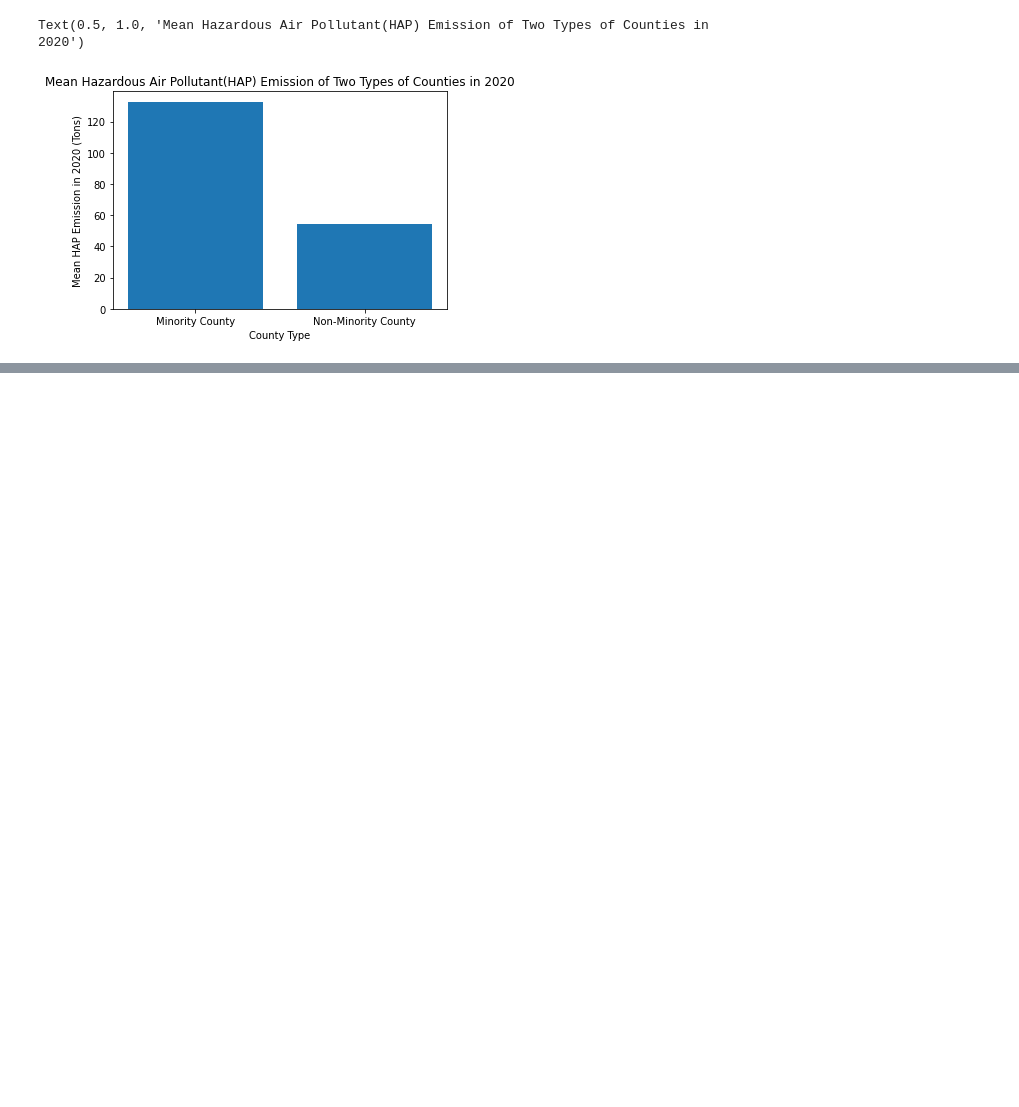
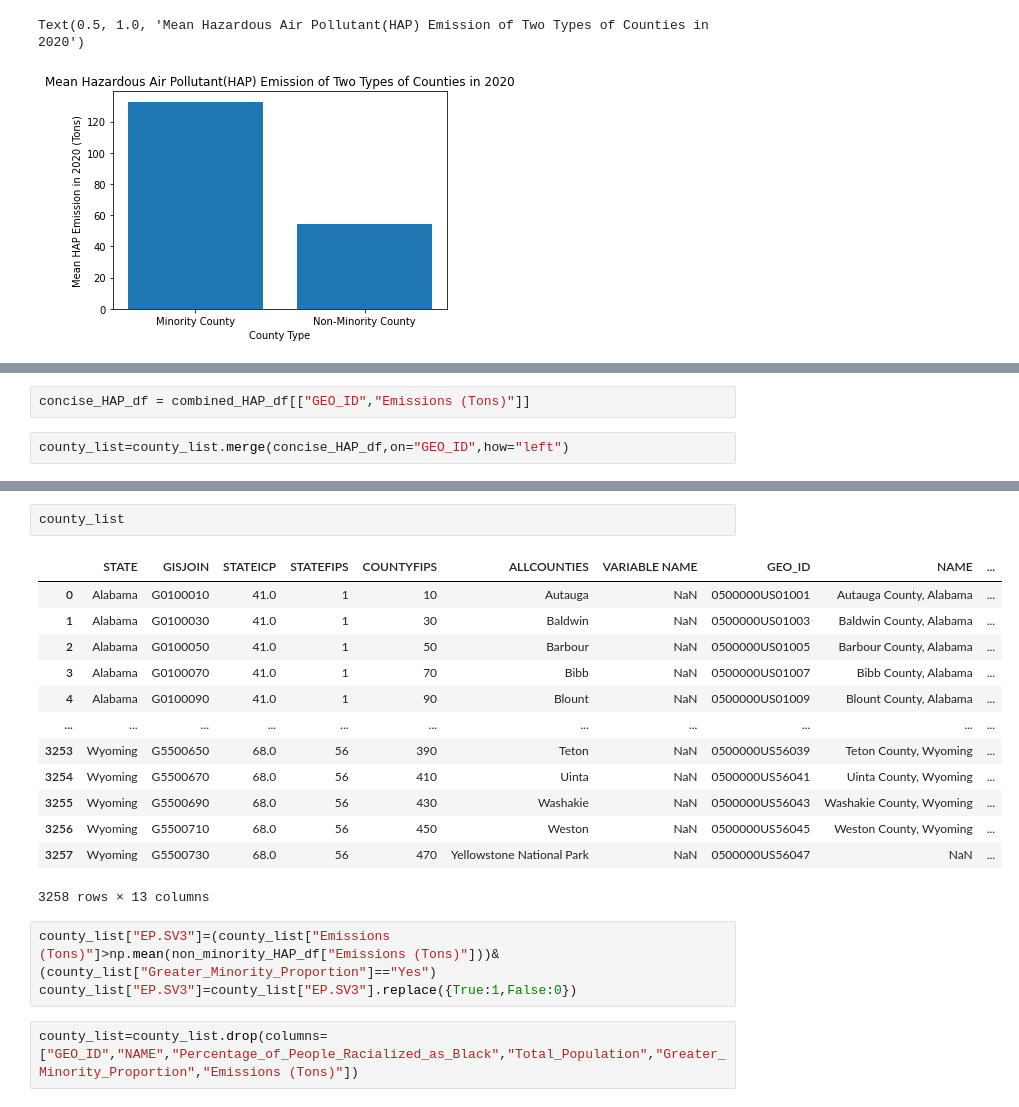
Before and after one commit to woomymichel/ENGI-E4800-Structural-Violence, a Jupyter notebook: Longyuan/project.ipynb, the cells around one changed output, grey strips where cells are left out. Drawn from its saved outputs; the diff is of its cells as text; blank space fills up the shorter version.

```diff
--- a/Longyuan/project.ipynb
+++ b/Longyuan/project.ipynb
@@ -344,0 +293,4 @@ Text(0, 0.5, 'Emissions (Tons) of HAP in 2020')
+# %%
+concise_HAP_df = combined_HAP_df[["GEO_ID","Emissions (Tons)"]]
+# %%
+county_list=county_list.merge(concise_HAP_df,on="GEO_ID",how="left")
@@ -344,0 +324,21 @@ Text(0, 0.5, 'Emissions (Tons) of HAP in 2020')
+# %%
+county_list
+# %% [output]
+|  | STATE | GISJOIN | STATEICP | STATEFIPS | COUNTYFIPS | ALLCOUNTIES | VARIABLE NAME | GEO_ID | NAME | ... |
+| 0 | Alabama | G0100010 | 41.0 | 1 | 10 | Autauga | NaN | 0500000US01001 | Autauga County, Alabama | ... |
+| 1 | Alabama | G0100030 | 41.0 | 1 | 30 | Baldwin | NaN | 0500000US01003 | Baldwin County, Alabama | ... |
+| 2 | Alabama | G0100050 | 41.0 | 1 | 50 | Barbour | NaN | 0500000US01005 | Barbour County, Alabama | ... |
+| 3 | Alabama | G0100070 | 41.0 | 1 | 70 | Bibb | NaN | 0500000US01007 | Bibb County, Alabama | ... |
+| 4 | Alabama | G0100090 | 41.0 | 1 | 90 | Blount | NaN | 0500000US01009 | Blount County, Alabama | ... |
+| ... | ... | ... | ... | ... | ... | ... | ... | ... | ... | ... |
+| 3253 | Wyoming | G5500650 | 68.0 | 56 | 390 | Teton | NaN | 0500000US56039 | Teton County, Wyoming | ... |
+| 3254 | Wyoming | G5500670 | 68.0 | 56 | 410 | Uinta | NaN | 0500000US56041 | Uinta County, Wyoming | ... |
+| 3255 | Wyoming | G5500690 | 68.0 | 56 | 430 | Washakie | NaN | 0500000US56043 | Washakie County, Wyoming | ... |
+| 3256 | Wyoming | G5500710 | 68.0 | 56 | 450 | Weston | NaN | 0500000US56045 | Weston County, Wyoming | ... |
+| 3257 | Wyoming | G5500730 | 68.0 | 56 | 470 | Yellowstone National Park | NaN | 0500000US56047 | NaN | ... |
+3258 rows × 13 columns
+# %%
+county_list["EP.SV3"]=(county_list["Emissions (Tons)"]>np.mean(non_minority_HAP_df["Emissions (Tons)"]))&(county_list["Greater_Minority_Proportion"]=="Yes")
+county_list["EP.SV3"]=county_list["EP.SV3"].replace({True:1,False:0})
+# %%
+county_list=county_list.drop(columns=["GEO_ID","NAME","Percentage_of_People_Racialized_as_Black","Total_Population","Greater_Minority_Proportion","Emissions (Tons)"])
```
Also changed, not shown: parts of 31 cells of this notebook.
